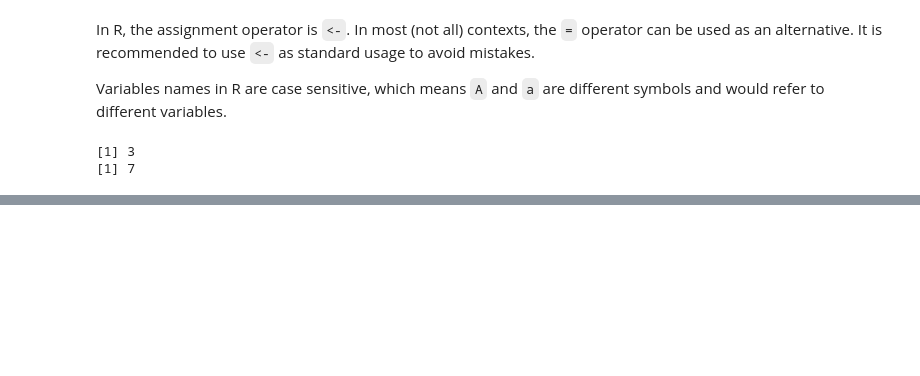
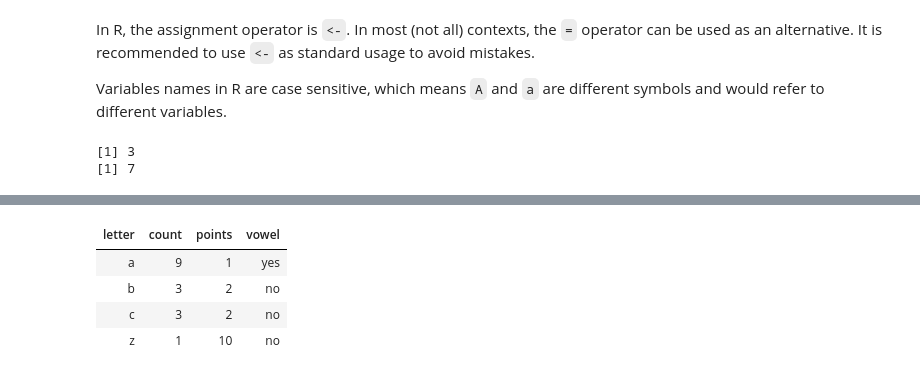
Before and after one commit to ds-modules/R-Module, a Jupyter notebook: Learning R.ipynb, the cells around one changed output, grey strips where cells are left out. Saved outputs shown, nothing was run; the diff lists cells and outputs as text; code cells hidden in the pictures; blank space fills up the shorter version.

```diff
--- a/Learning R.ipynb
+++ b/Learning R.ipynb
@@ -129,0 +365,10 @@ print(Val)
+# %%
+# example: Adding a new column
+t$vowel <- c('yes', 'no', 'no', 'no')
+t
+# %% [output]
+| letter | count | points | vowel |
+| a | 9 | 1 | yes |
+| b | 3 | 2 | no |
+| c | 3 | 2 | no |
+| z | 1 | 10 | no |
```
Also changed, not shown: parts of 39 cells of this notebook.
